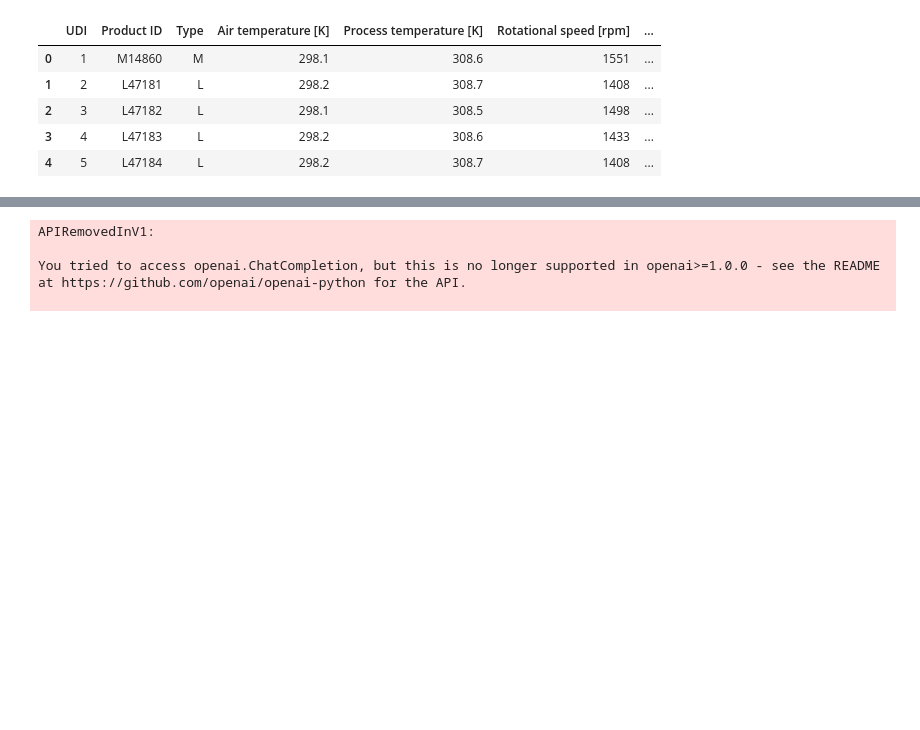
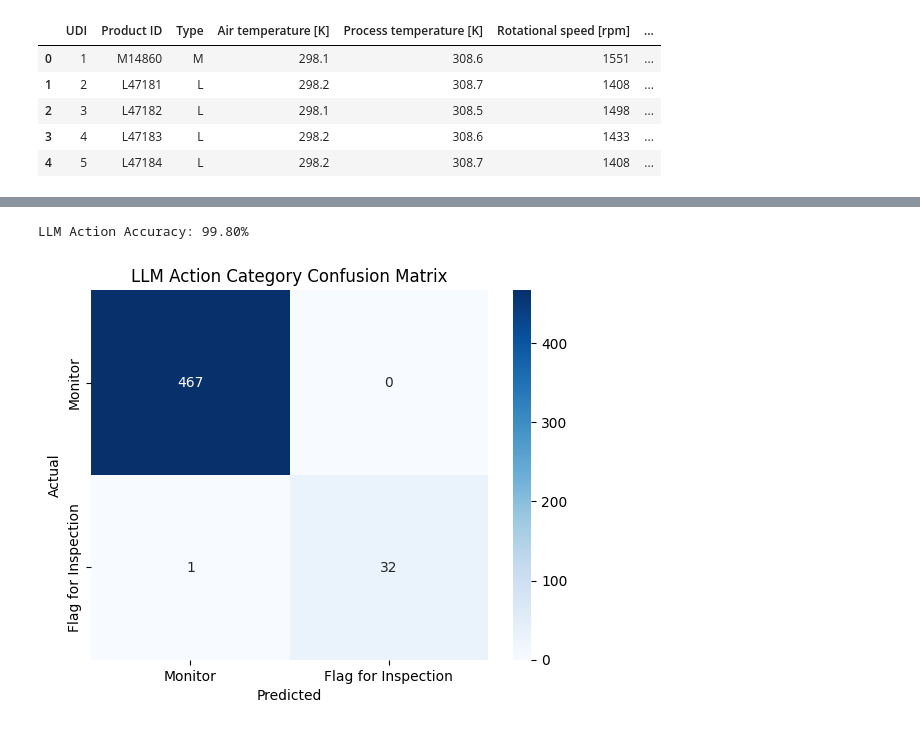
Before and after one commit to 4CDA/predictive_maintenance_decisiontrees, a Jupyter notebook: demo.ipynb, the cells around one changed output, grey strips where cells are left out. Drawn from its saved outputs; the diff is of its cells as text; code cells hidden in the pictures; blank space fills up the shorter version.

```diff
--- a/demo.ipynb
+++ b/demo.ipynb
@@ -296,8 +274,0 @@ Status:
-# %%
-for i in range(3):
-    print(generate_sap_output(df['Comment'].iloc[i]))
-# %% [output]
-APIRemovedInV1:
-
-You tried to access openai.ChatCompletion, but this is no longer supported in openai>=1.0.0 - see the README at https://github.com/openai/openai-python for the API.
-
@@ -353,0 +275,36 @@ demo.launch()
+# %%
+def map_failure_to_category(failure_type):
+    if str(failure_type).lower() == "no failure":
+        return "Monitor"
+    else:
+        return "Flag for Inspection"
+
+generated_action_df["Expected Action Category"] = generated_action_df["Failure Type"].apply(map_failure_to_category)
+# %%
+generated_action_df["LLM Correct?"] = (
+    generated_action_df["Action Category"].str.lower() ==
+    generated_action_df["Expected Action Category"].str.lower()
+)
+
+accuracy = generated_action_df["LLM Correct?"].mean()
+print(f"LLM Action Accuracy: {accuracy:.2%}")
+# %% [output]
+LLM Action Accuracy: 99.80%
+# %%
+# True and predicted labels
+y_true = generated_action_df["Expected Action Category"]
+y_pred = generated_action_df["Action Category"]
+
+# Generate confusion matrix
+cm = confusion_matrix(y_true, y_pred, labels=["Monitor", "Flag for Inspection"])
+
+# Plot it
+sns.heatmap(cm, annot=True, fmt="d", cmap="Blues",
+            xticklabels=["Monitor", "Flag for Inspection"],
+            yticklabels=["Monitor", "Flag for Inspection"])
+plt.xlabel("Predicted")
+plt.ylabel("Actual")
+plt.title("LLM Action Category Confusion Matrix")
+plt.show()
+# %% [output]
+[figure, added]
```
Also changed, not shown: parts of 24 cells of this notebook, 4 other files.
